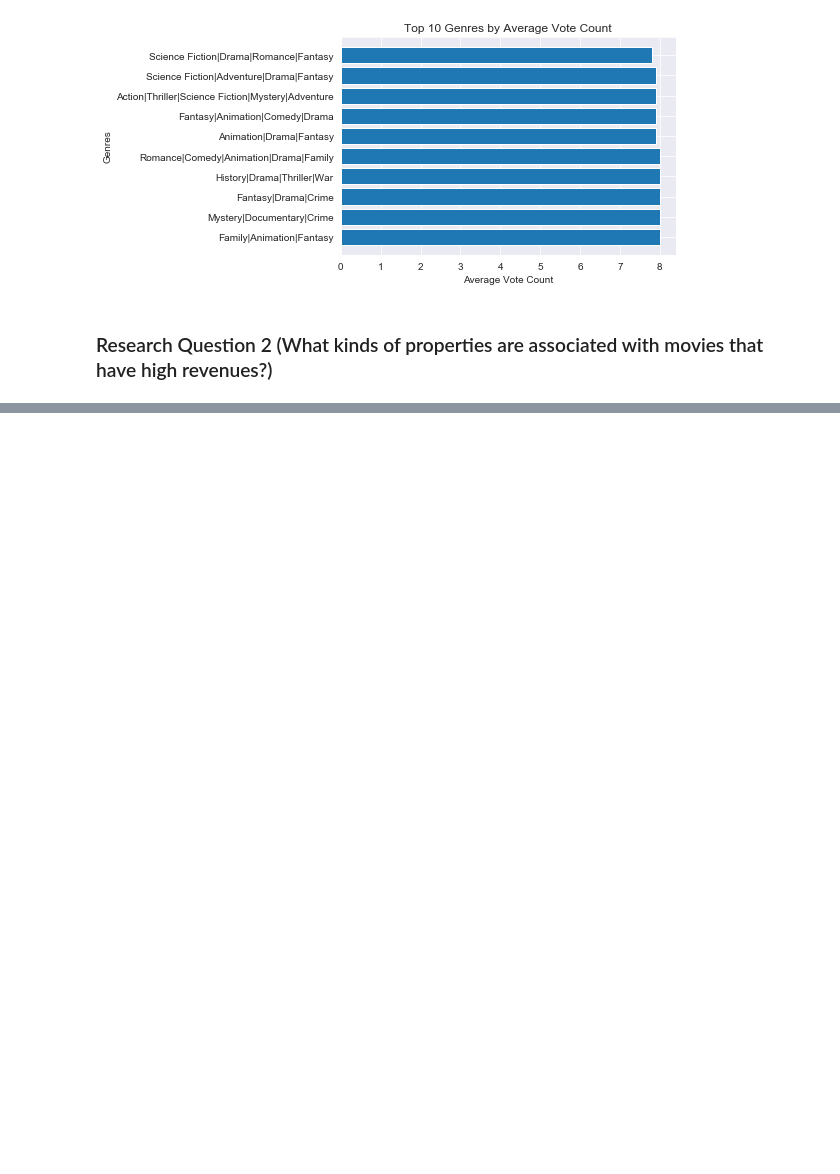
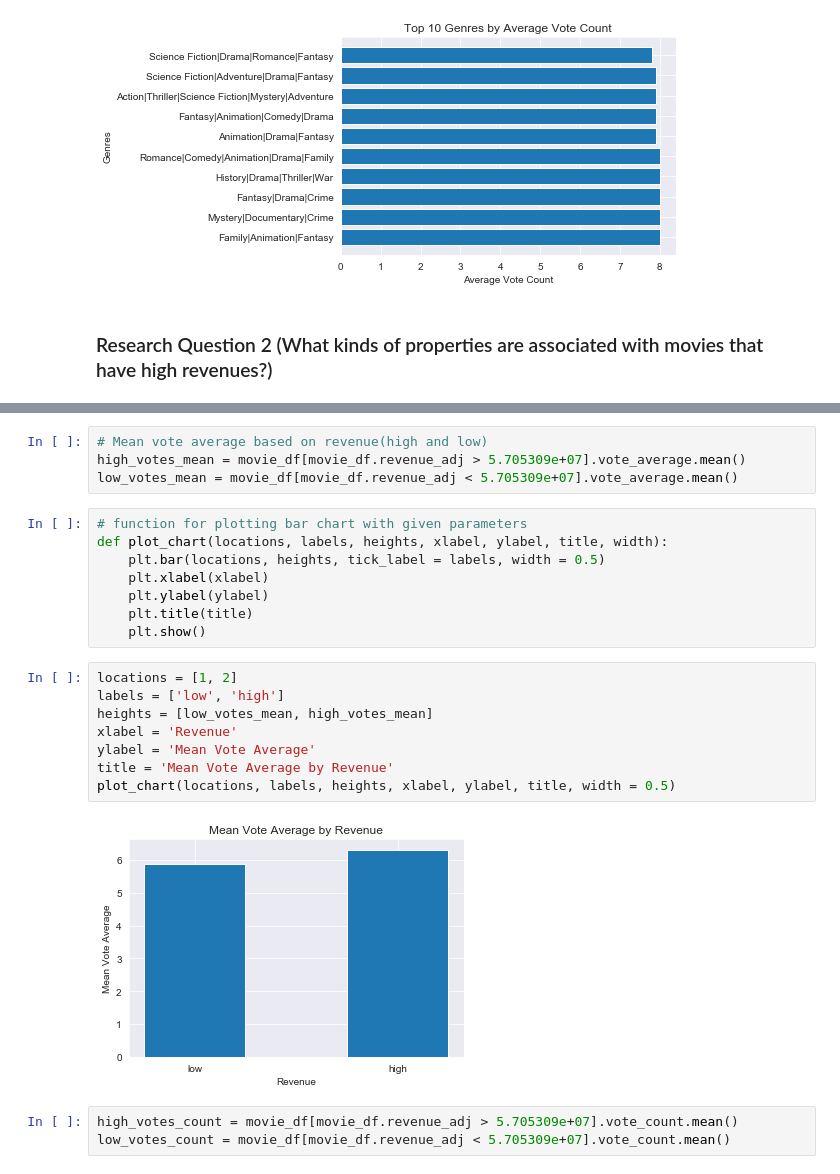
Before and after one commit to ManideepTelukuntla/Investigate-TMDB-Movie-Data, a Jupyter notebook: InvestigateTMDBMovieData.ipynb, the cells around one changed output, grey strips where cells are left out. Cells and saved outputs as stored; diff of their text form; blank space fills up the shorter version.

```diff
--- a/InvestigateTMDBMovieData.ipynb
+++ b/InvestigateTMDBMovieData.ipynb
@@ -326,3 +326,28 @@ movie_df.describe()
 | 50% | 18725.500000 | 0.418755 | 1.403930e+05 | 0.000000e+00 | 100.000000 | 46.000000 | 6.000000 | 2005.000000 | 2.410618e+05 | ... |
 | 75% | 70586.750000 | 0.774232 | 1.900000e+07 | 3.064621e+07 | 112.000000 | 172.000000 | 6.600000 | 2011.000000 | 2.439107e+07 | ... |
 | max | 417859.000000 | 32.985763 | 4.250000e+08 | 2.781506e+09 | 877.000000 | 9767.000000 | 8.700000 | 2015.000000 | 4.250000e+08 | ... |
+# %%
+# Mean vote average based on revenue(high and low)
+high_votes_mean = movie_df[movie_df.revenue_adj > 5.705309e+07].vote_average.mean()
+low_votes_mean = movie_df[movie_df.revenue_adj < 5.705309e+07].vote_average.mean()
+# %%
+# function for plotting bar chart with given parameters
+def plot_chart(locations, labels, heights, xlabel, ylabel, title, width):
+    plt.bar(locations, heights, tick_label = labels, width = 0.5)
+    plt.xlabel(xlabel)
+    plt.ylabel(ylabel)
+    plt.title(title)
+    plt.show()
+# %%
+locations = [1, 2]
+labels = ['low', 'high']
+heights = [low_votes_mean, high_votes_mean]
+xlabel = 'Revenue'
+ylabel = 'Mean Vote Average'
+title = 'Mean Vote Average by Revenue'
+plot_chart(locations, labels, heights, xlabel, ylabel, title, width = 0.5)
+# %% [output]
+[figure, added]
+# %%
+high_votes_count = movie_df[movie_df.revenue_adj > 5.705309e+07].vote_count.mean()
+low_votes_count = movie_df[movie_df.revenue_adj < 5.705309e+07].vote_count.mean()
```
Also changed, not shown: parts of 8 cells of this notebook.
